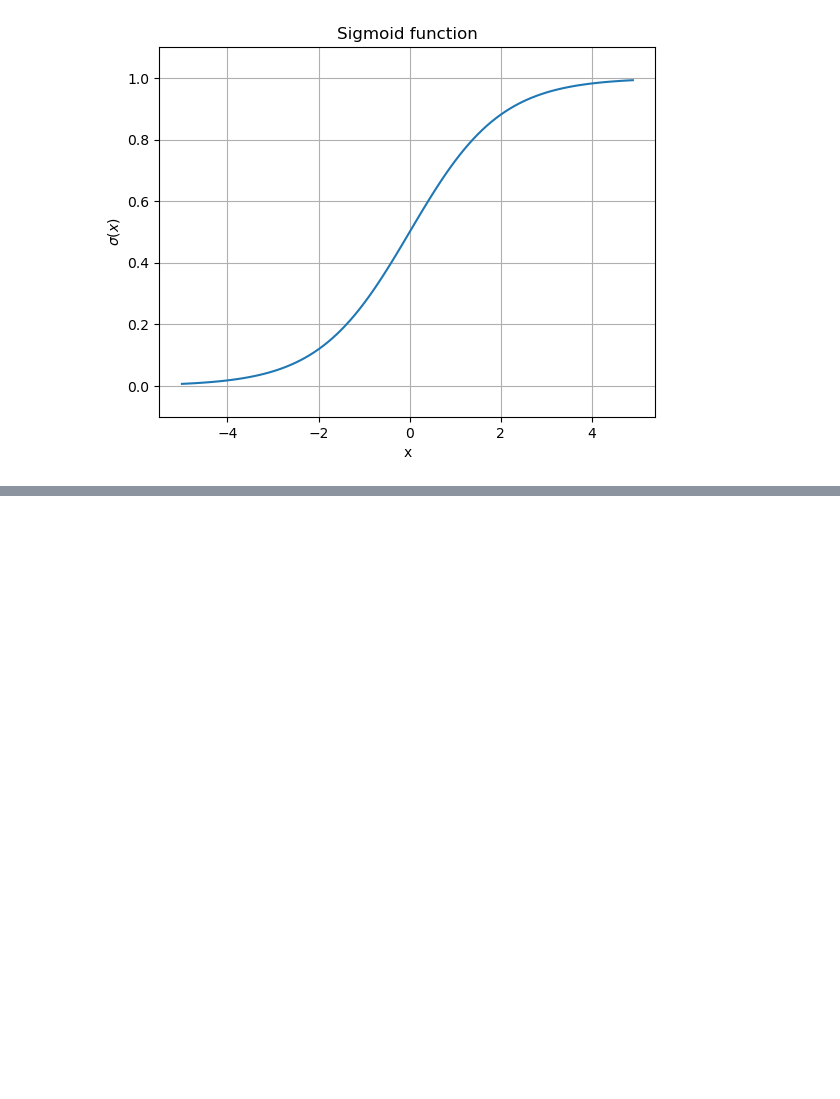
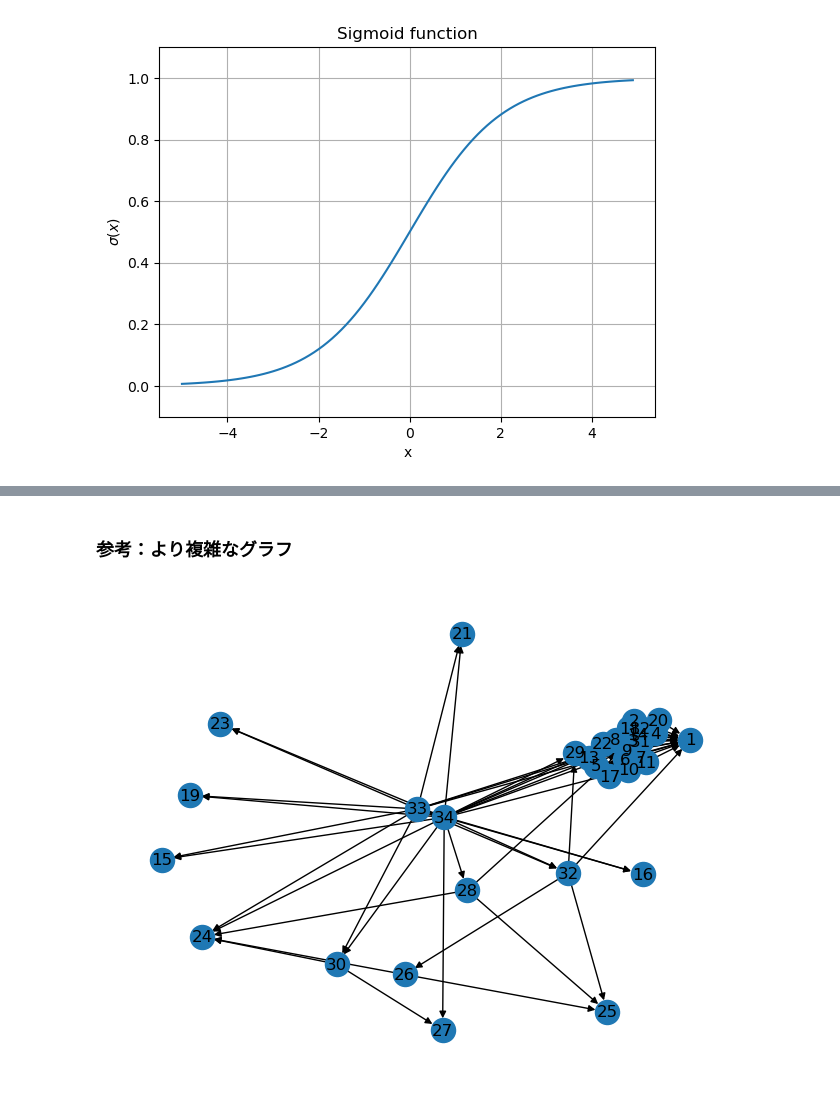
Before and after one commit to zakugus/FCP3, a Jupyter notebook: DA-4-G2.ipynb, the cells around one changed output, grey strips where cells are left out. Cells and saved outputs as stored; diff of their text form; code cells hidden in the pictures; blank space fills up the shorter version.

```diff
--- a/DA-4-G2.ipynb
+++ b/DA-4-G2.ipynb
@@ -88,0 +187,62 @@ plt.show()
+# %% [markdown]
+### 参考：より複雑なグラフ
+# %%
+import matplotlib.pyplot as plt
+import networkx as nx
+
+# Karate Network Dataset (https://en.wikipedia.org/wiki/Zachary%27s_karate_club)
+
+# ノードのIDを列挙
+karate_nodes = [1, 2, 3, 4, 5, 6, 7, 8, 9, 10, 11, 12, 13, 14, 15, 16, 17, 18, 19, 20, 21, 22, 23, 24, 25, 26, 27, 28, 29, 30, 31, 32, 33, 34]
+
+# エッジをIDのペアで表現．
+# 例) [2, 1]: ノード２からノード1へエッジがある．
+karate_edges = [
+    [2, 1],
+    [3, 1], [3, 2],
+    [4, 1], [4, 2], [4, 3],
+    [5, 1],
+    [6, 1],
+    [7, 1], [7, 5], [7, 6],
+    [8, 1], [8, 2], [8, 3], [8, 4],
+    [9, 1], [9, 3],
+    [10, 3],
+    [11, 1], [11, 5], [11, 6],
+    [12, 1],
+    [13, 1], [13, 4],
+    [14, 1], [14, 2], [14, 3], [14, 4],
+    [17, 6], [17, 7],
+    [18, 1], [18, 2],
+    [20, 1], [20, 2],
+    [22, 1], [22, 2],
+    [26, 24], [26, 25],
+    [28, 3], [28, 24], [28, 25],
+    [29, 3],
+    [30, 24], [30, 27],
+    [31, 2], [31, 9],
+    [32, 1], [32, 25], [32, 26], [32, 29],
+    [33, 3], [33, 9], [33, 15], [33, 16], [33, 19], [33, 21], [33, 23], [33, 24], [33, 30], [33, 31], [33, 32],
+    [34, 9], [34, 10], [34, 14], [34, 15], [34, 16], [34, 19], [34, 20], [34, 21], [34, 23], [34, 24], [34, 27], [34, 28], [34, 29], [34, 30], [34, 31], [34, 32], [34, 33],
+]
+
+# 有向グラフの定義
+graph = nx.DiGraph()
+labels = {}
+
+# ノードを追加
+for node in karate_nodes:
+    graph.add_node(node)
+    labels[node] = node
+
+# エッジを追加
+for start_node, end_node in karate_edges:
+    # add edges
+    graph.add_edge(start_node, end_node)
+
+# グラフを描画
+pos = nx.spring_layout(graph) # ノードの位置をバネモデルによって決定
+nx.draw(graph, pos) # posで指定された位置へグラフを描画
+nx.draw_networkx_labels(graph, pos, labels, font_size=12) # ノードのラベルを描画
+plt.show()
+# %% [output]
+[figure, added]
```
Also changed, not shown: parts of 7 cells of this notebook.
